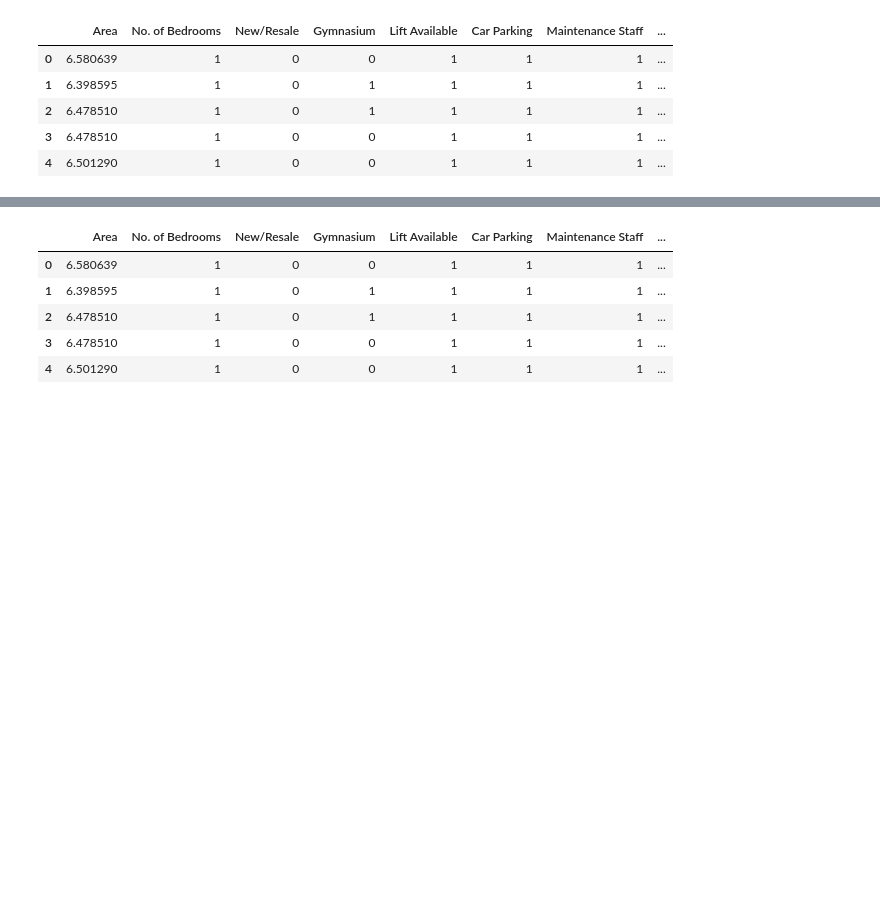
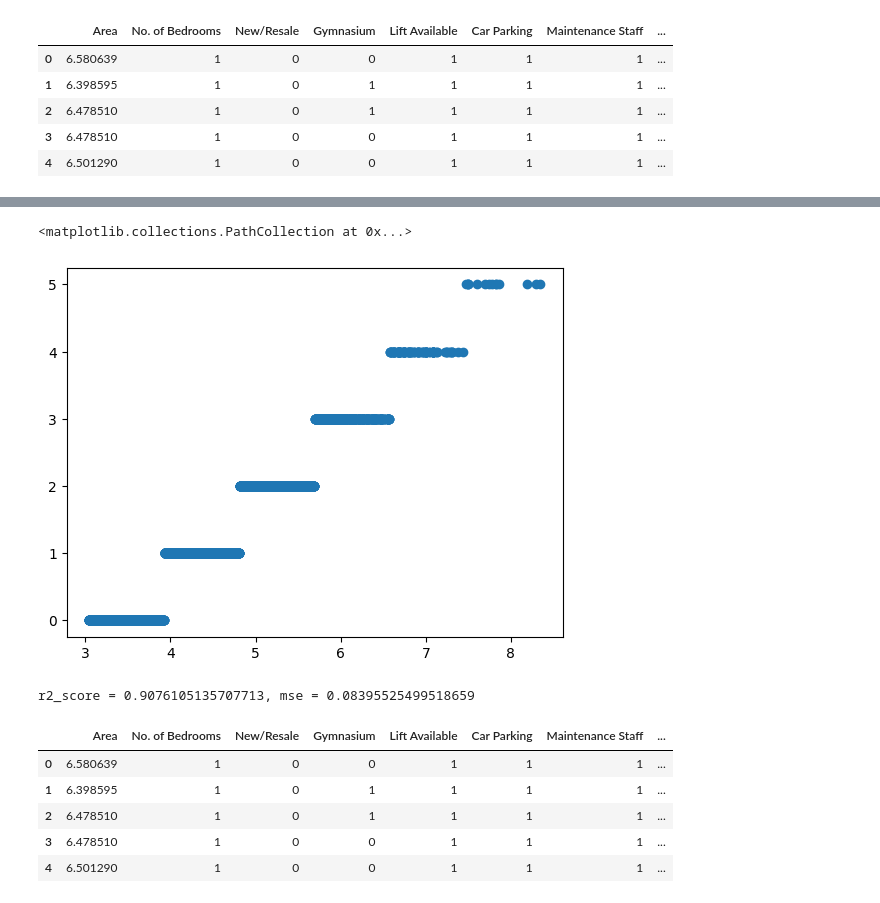
Before and after one commit to techcsispit/House-Price-Prediction, a Jupyter notebook: backend/preprocessing.ipynb, the cells around one changed output, grey strips where cells are left out. Drawn from its saved outputs; the diff is of its cells as text; code cells hidden in the pictures; blank space fills up the shorter version.

```diff
--- a/backend/preprocessing.ipynb
+++ b/backend/preprocessing.ipynb
@@ -557,0 +579,5 @@ y = df3['Price (In Lakhs)']
+# %%
+ plt.scatter(df3['Price (In Lakhs)'], df3["Price"])
+# %% [output]
+<matplotlib.collections.PathCollection at 0x...>
+[figure, added]
@@ -558,3 +593,15 @@ y = df3['Price (In Lakhs)']
+# %%
+from sklearn.linear_model import LinearRegression
+
+lr = LinearRegression()
+
+lr.fit(X_train, y_train)
+
+lr_pred = lr.predict(X_test)
+error(y_test, lr_pred)
+###SHIVSHARAN
+# %% [output]
+r2_score = 0.9076105135707713, mse = 0.08395525499518659
 # %%
 X.head()
 # %% [output]
```
Also changed, not shown: parts of 12 cells of this notebook.
